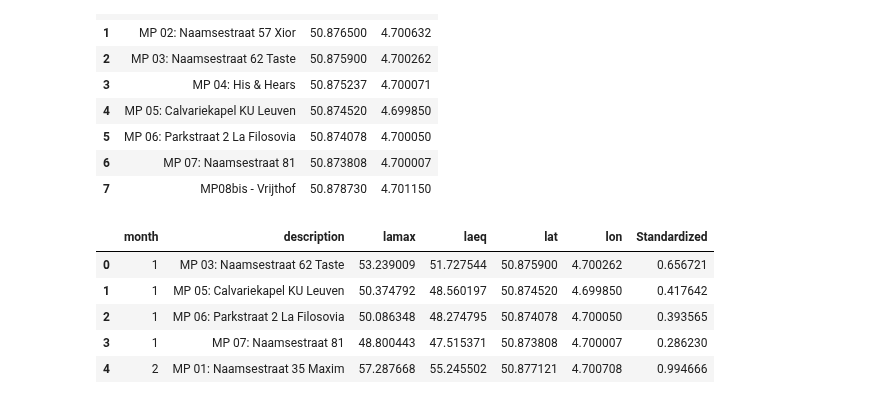
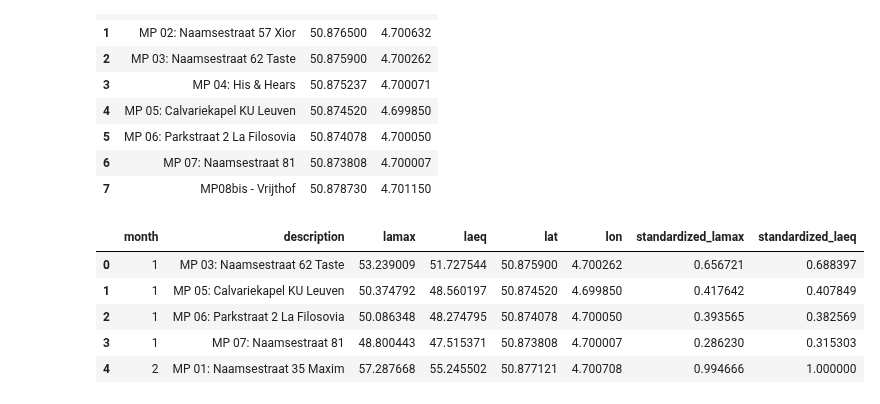
Before and after one commit to lennertvanh/MDA-Georgia, a Jupyter notebook: monthly_noise_map.ipynb, the cells around one changed output. Drawn from its saved outputs; the diff is of its cells as text; code cells hidden in the pictures.

```diff
--- a/monthly_noise_map.ipynb
+++ b/monthly_noise_map.ipynb
@@ -37,21 +37,24 @@ gps_df.head(10)
 # %%
 # merge noise data with gps
 merged = pd.merge(data_noise, gps_df, on='description', how='left')
 
 # Create a StandardScaler object
 scaler = MinMaxScaler()
 
-# Fit the StandardScaler to the column and transform the values
-merged['Standardized'] = scaler.fit_transform(merged[['lamax']])
+# Fit the StandardScaler to the column and transform the lamax values
+merged['standardized_lamax'] = scaler.fit_transform(merged[['lamax']])
+
+# Fit the StandardScaler to the column and transform the lamax values
+merged['standardized_laeq'] = scaler.fit_transform(merged[['laeq']])
 
 merged.head()
 # %% [output]
-|  | month | description | lamax | laeq | lat | lon | Standardized |
-| 0 | 1 | MP 03: Naamsestraat 62 Taste | 53.239009 | 51.727544 | 50.875900 | 4.700262 | 0.656721 |
-| 1 | 1 | MP 05: Calvariekapel KU Leuven | 50.374792 | 48.560197 | 50.874520 | 4.699850 | 0.417642 |
-| 2 | 1 | MP 06: Parkstraat 2 La Filosovia | 50.086348 | 48.274795 | 50.874078 | 4.700050 | 0.393565 |
-| 3 | 1 | MP 07: Naamsestraat 81 | 48.800443 | 47.515371 | 50.873808 | 4.700007 | 0.286230 |
-| 4 | 2 | MP 01: Naamsestraat 35 Maxim | 57.287668 | 55.245502 | 50.877121 | 4.700708 | 0.994666 |
+|  | month | description | lamax | laeq | lat | lon | standardized_lamax | standardized_laeq |
+| 0 | 1 | MP 03: Naamsestraat 62 Taste | 53.239009 | 51.727544 | 50.875900 | 4.700262 | 0.656721 | 0.688397 |
+| 1 | 1 | MP 05: Calvariekapel KU Leuven | 50.374792 | 48.560197 | 50.874520 | 4.699850 | 0.417642 | 0.407849 |
+| 2 | 1 | MP 06: Parkstraat 2 La Filosovia | 50.086348 | 48.274795 | 50.874078 | 4.700050 | 0.393565 | 0.382569 |
+| 3 | 1 | MP 07: Naamsestraat 81 | 48.800443 | 47.515371 | 50.873808 | 4.700007 | 0.286230 | 0.315303 |
+| 4 | 2 | MP 01: Naamsestraat 35 Maxim | 57.287668 | 55.245502 | 50.877121 | 4.700708 | 0.994666 | 1.000000 |
 # %%
 # check for missing values in each column
 print(merged.isnull().sum())
```
Also changed, not shown: parts of 3 cells of this notebook.
